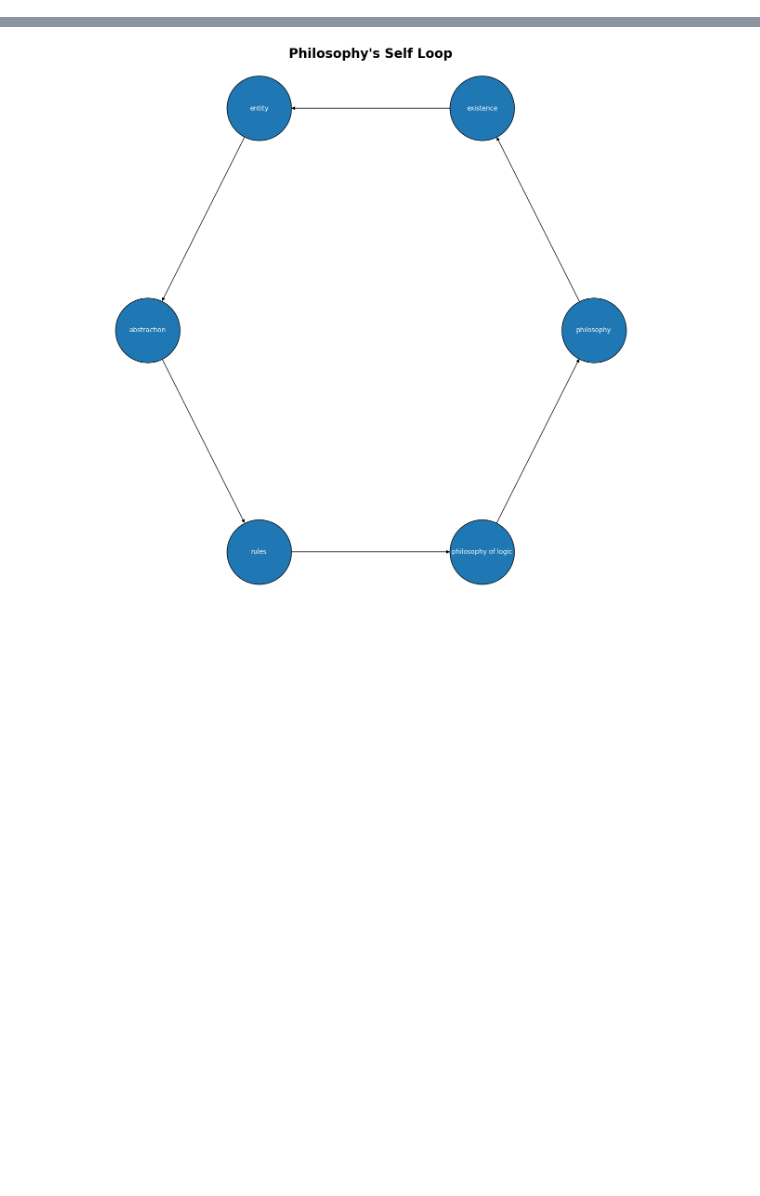
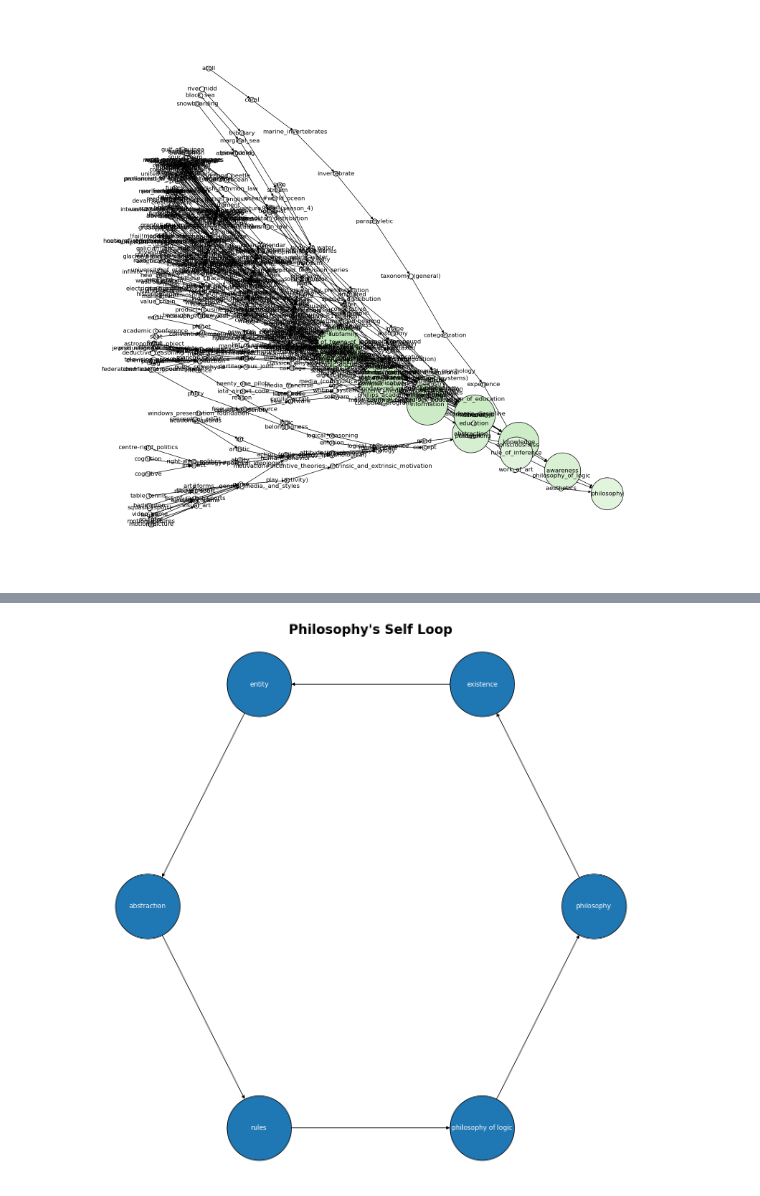
Before and after one commit to austinbarish/645-final-project, a Jupyter notebook: code/EDA.ipynb, the cells around one changed output, grey strips where cells are left out. Cells and saved outputs as stored; diff of their text form; code cells hidden in the pictures; blank space fills up the shorter version.

```diff
--- a/code/EDA.ipynb
+++ b/code/EDA.ipynb
@@ -31,0 +511,4 @@ TypeError: Graph.add_edges_from() takes 2 positional arguments but 3 were given
+# %%
+plot_network(subgraph, node_color="betweeness", layout="kamada_kawai")
+# %% [output]
+[figure, added]
```
Also changed, not shown: parts of 29 cells of this notebook, 3 other files.
